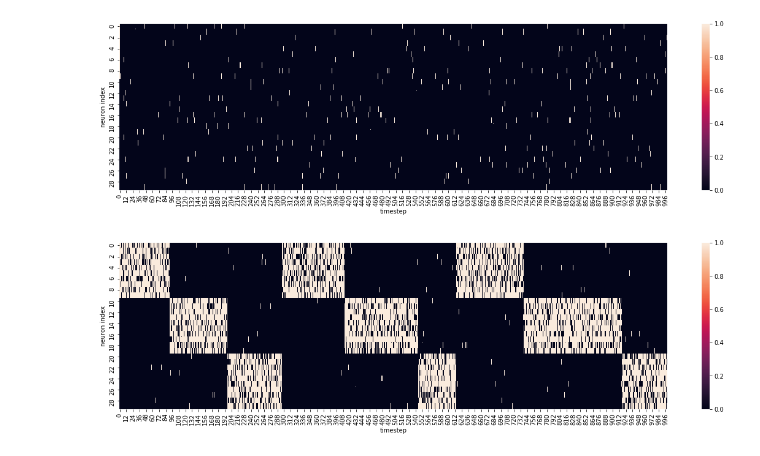
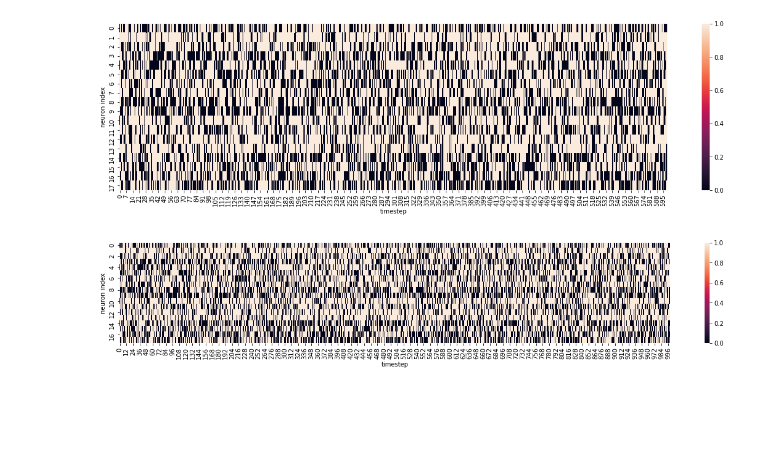
Before and after one commit to andrewcharlesjones/variational_spiking_networks, a Jupyter notebook: vi_spiking_visible_and_hidden.ipynb, the cells around one changed output. Cells and saved outputs as stored; diff of their text form; code cells hidden in the pictures; blank space fills up the shorter version.

```diff
--- a/vi_spiking_visible_and_hidden.ipynb
+++ b/vi_spiking_visible_and_hidden.ipynb
@@ -11,18 +11,18 @@ from autograd import grad
 tau = 10.
 eta_0 = 0.1
 tau_adapt = 10.
-rho_0 = 0.01
+rho_0 = 1.
 v = 0
 delta_u = 1.
-mu_M = 1e-5
+mu_M = 1e-3
 mu_Q = 1e-4
 tau_G = 10.
 tau_baseline = 100.
 dt = 1.
 # %%
 ## NETWORK PARAMTERS
-num_visible = 30
-num_hidden = 0
+num_visible = 9
+num_hidden = 9
 num_neurons = num_visible + num_hidden
 num_timebins = 1000
 # %%
@@ -76,12 +76,12 @@ for tt in range(1, num_timebins):
 # %%
 ## HEATMAP OF GENERATED SPIKES
 fig, ax = plt.subplots(figsize=(20, 5))
-sns.heatmap(spikes)
+sns.heatmap(spikes[:, :600])
 plt.xlabel("timestep")
 plt.ylabel("neuron index")
 plt.show()
 # %% [output]
-[figure, old version]
+[figure, new version]
 # %%
 # INITIALIZE NETWORK RUN
 phi_Q = np.zeros(shape = (num_neurons, num_timebins))
@@ -175,12 +262,12 @@ for tt in range(1, num_timebins):
 # %%
 ## HEATMAP OF GENERATED SPIKES
-fig, ax = plt.subplots(figsize=(20, 5))
-sns.heatmap(spikes)
+fig, ax = plt.subplots(figsize=(20, 3))
+sns.heatmap(spikes[:, :1000])
 plt.xlabel("timestep")
 plt.ylabel("neuron index")
 plt.show()
 # %% [output]
-[figure, old version]
+[figure, new version]
 # %%
 ## FUNCTIONS FOR M AND Q LIKELIHOODS AND THEIR GRADIENTS
 
```
Also changed, not shown: parts of 21 cells of this notebook, 13 other files.
